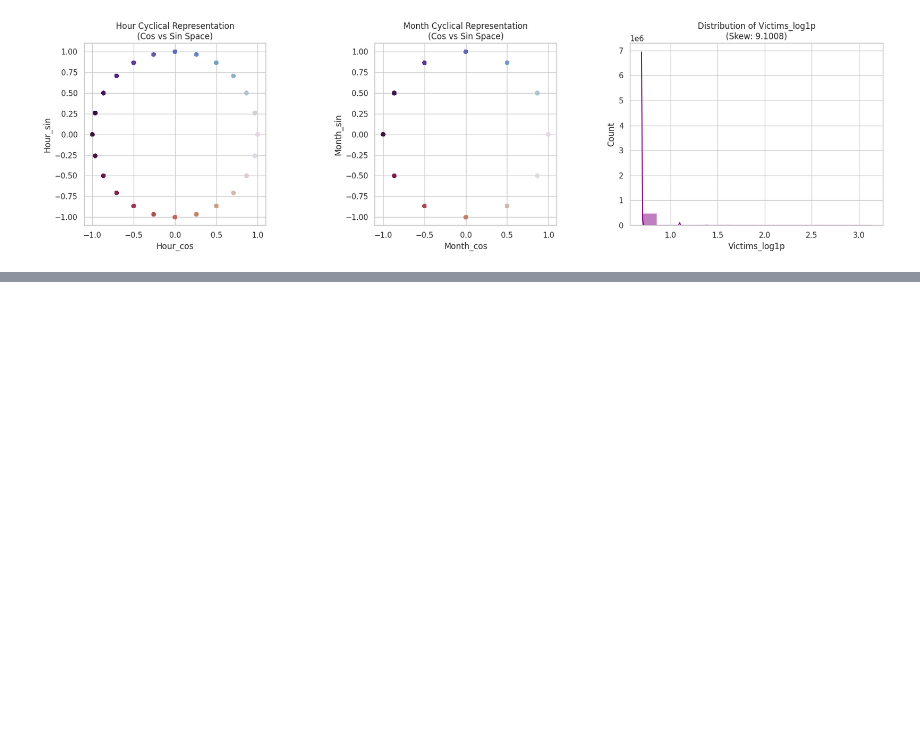
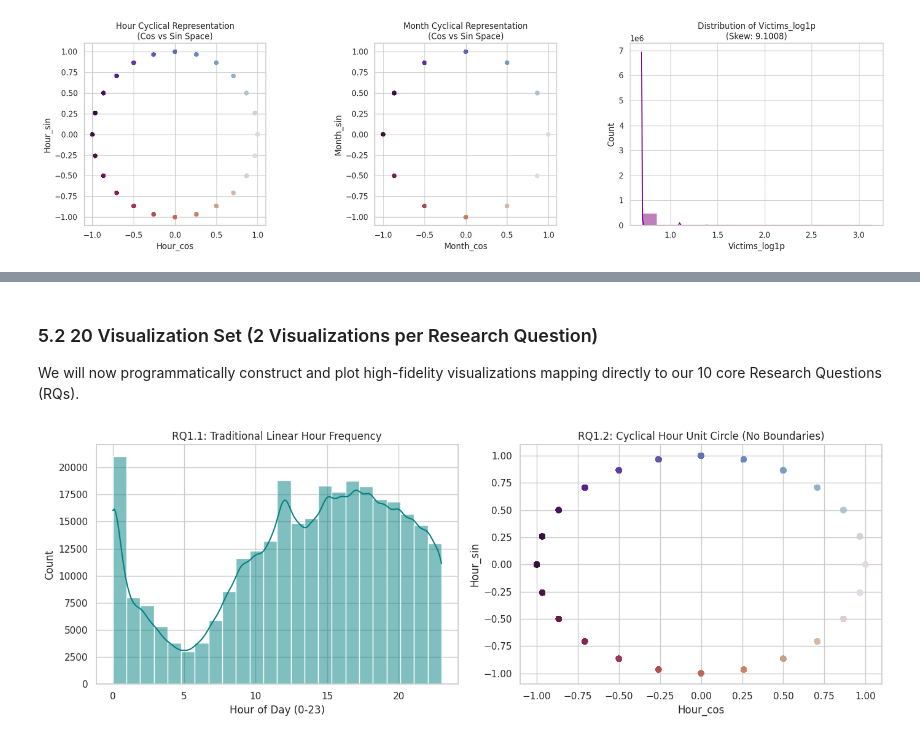
Before and after one commit to klsay/mscai, a Jupyter notebook: MSC_AI_Course_Work_Assignment_1_(Sarbojit).ipynb, the cells around one changed output, grey strips where cells are left out. Saved outputs shown, nothing was run; the diff lists cells and outputs as text; code cells hidden in the pictures; blank space fills up the shorter version.

```diff
--- a/MSC_AI_Course_Work_Assignment_1_(Sarbojit).ipynb
+++ b/MSC_AI_Course_Work_Assignment_1_(Sarbojit).ipynb
@@ -1550,0 +1659,19 @@ plt.show()
+# %%
+import matplotlib.pyplot as plt
+import seaborn as sns
+import numpy as np
+import pandas as pd
+
+# Configure plotting defaults for high-fidelity academic reports
+sns.set_theme(style="whitegrid")
+plt.rcParams.update({
+    'font.size': 10,
+    'axes.labelsize': 12,
+    'axes.titlesize': 14,
+    'xtick.labelsize': 10,
+    'ytick.labelsize': 10,
+    'figure.titlesize': 16
+})
+
+print("Descriptive statistics computed for engineered model-ready columns:")
+display(df_final_pipeline[['Hour_int', 'Month_int', 'Victims', 'Victims_log1p', 'Latitude', 'Longitude']].describe().T)
@@ -1550,0 +1702,22 @@ plt.show()
+# %% [markdown]
+### 5.2 20 Visualization Set (2 Visualizations per Research Question)
+
+We will now programmatically construct and plot high-fidelity visualizations mapping directly to our 10 core Research Questions (RQs).
+# %%
+# RQ1: Temporal Discontinuity - Hour Distribution vs. Cyclical Loop
+import matplotlib.pyplot as plt
+import seaborn as sns
+sns.set_theme(style="whitegrid")
+fig, axes = plt.subplots(1, 2, figsize=(14, 5))
+sns.histplot(data=df_final_pipeline, x='Hour_int', bins=24, kde=True, ax=axes[0], color='teal')
+axes[0].set_title("RQ1.1: Traditional Linear Hour Frequency")
+axes[0].set_xlabel("Hour of Day (0-23)")
+
+saxes = axes[1].scatter(df_final_pipeline['Hour_cos'], df_final_pipeline['Hour_sin'], c=df_final_pipeline['Hour_int'], cmap='twilight', alpha=0.6)
+axes[1].set_title("RQ1.2: Cyclical Hour Unit Circle (No Boundaries)")
+axes[1].set_xlabel("Hour_cos")
+axes[1].set_ylabel("Hour_sin")
+plt.tight_layout()
+plt.show()
+# %% [output]
+[figure, added]
```
Also changed, not shown: parts of 21 cells of this notebook.
